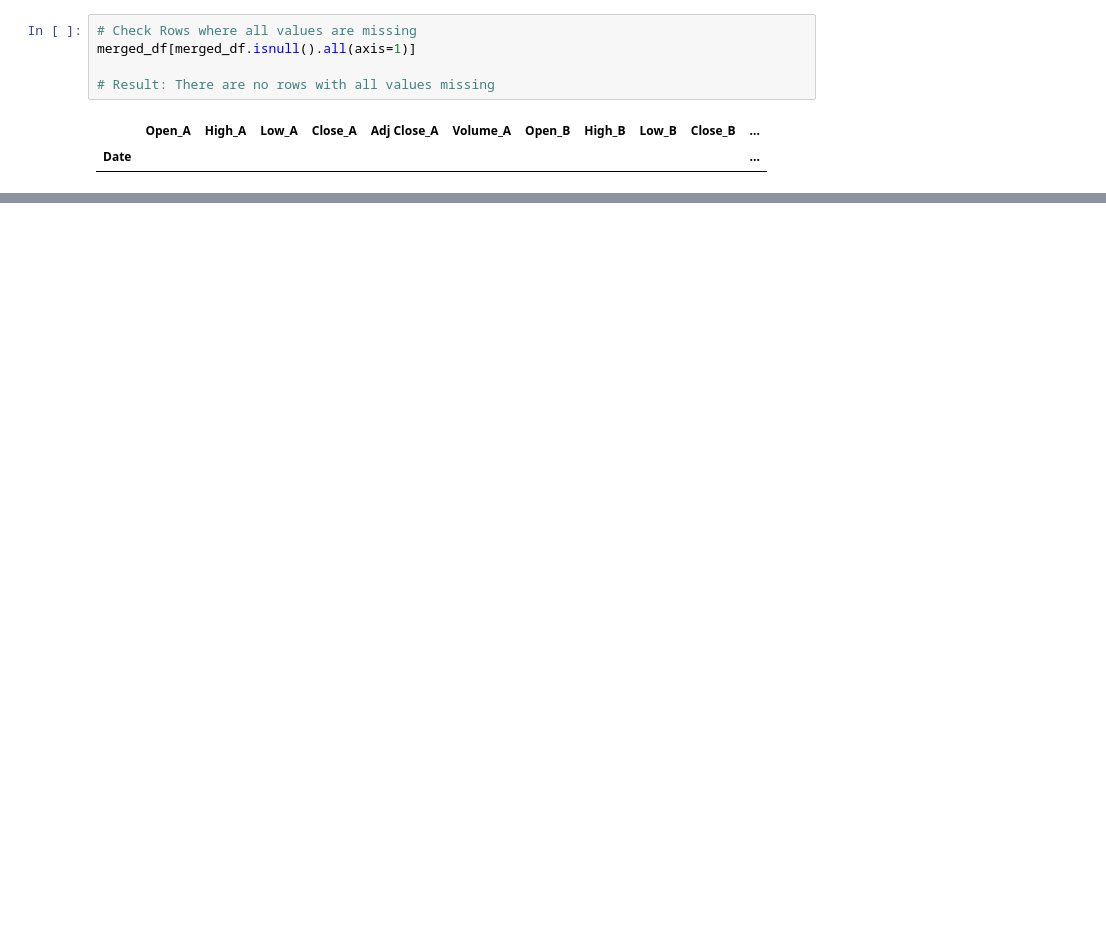
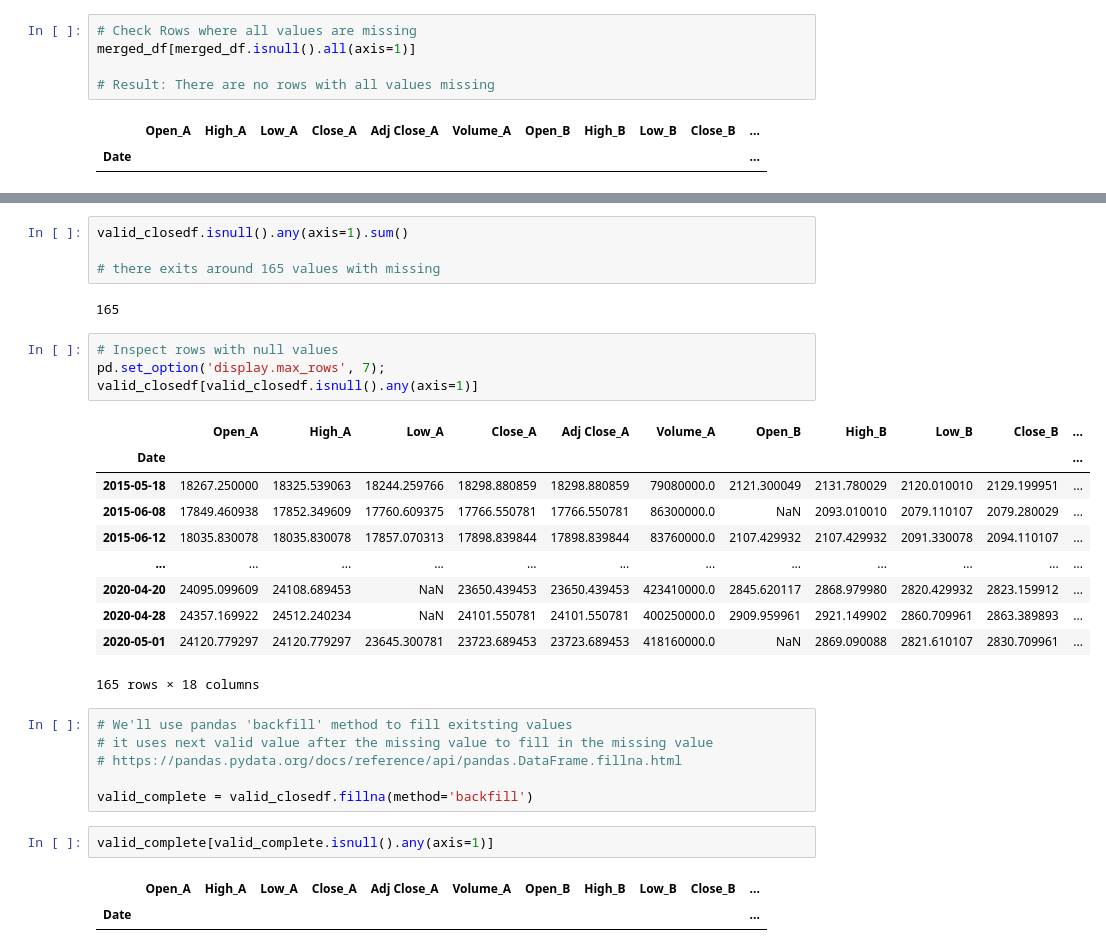
Before and after one commit to pavittarx/urk, a Jupyter notebook: 2.EDA.ipynb, the cells around one changed output, grey strips where cells are left out. Cells and saved outputs as stored; diff of their text form; blank space fills up the shorter version.

```diff
--- a/2.EDA.ipynb
+++ b/2.EDA.ipynb
@@ -82,0 +110,32 @@ merged_df[merged_df.isnull().all(axis=1)]
+# %%
+valid_closedf.isnull().any(axis=1).sum()
+
+# there exits around 165 values with missing
+# %% [output]
+165
+# %%
+# Inspect rows with null values
+pd.set_option('display.max_rows', 7);
+valid_closedf[valid_closedf.isnull().any(axis=1)]
+# %% [output]
+|  | Open_A | High_A | Low_A | Close_A | Adj Close_A | Volume_A | Open_B | High_B | Low_B | Close_B | ... |
+| Date |  |  |  |  |  |  |  |  |  |  | ... |
+| 2015-05-18 | 18267.250000 | 18325.539063 | 18244.259766 | 18298.880859 | 18298.880859 | 79080000.0 | 2121.300049 | 2131.780029 | 2120.010010 | 2129.199951 | ... |
+| 2015-06-08 | 17849.460938 | 17852.349609 | 17760.609375 | 17766.550781 | 17766.550781 | 86300000.0 | NaN | 2093.010010 | 2079.110107 | 2079.280029 | ... |
+| 2015-06-12 | 18035.830078 | 18035.830078 | 17857.070313 | 17898.839844 | 17898.839844 | 83760000.0 | 2107.429932 | 2107.429932 | 2091.330078 | 2094.110107 | ... |
+| ... | ... | ... | ... | ... | ... | ... | ... | ... | ... | ... | ... |
+| 2020-04-20 | 24095.099609 | 24108.689453 | NaN | 23650.439453 | 23650.439453 | 423410000.0 | 2845.620117 | 2868.979980 | 2820.429932 | 2823.159912 | ... |
+| 2020-04-28 | 24357.169922 | 24512.240234 | NaN | 24101.550781 | 24101.550781 | 400250000.0 | 2909.959961 | 2921.149902 | 2860.709961 | 2863.389893 | ... |
+| 2020-05-01 | 24120.779297 | 24120.779297 | 23645.300781 | 23723.689453 | 23723.689453 | 418160000.0 | NaN | 2869.090088 | 2821.610107 | 2830.709961 | ... |
+165 rows × 18 columns
+# %%
+# We'll use pandas 'backfill' method to fill exitsting values
+# it uses next valid value after the missing value to fill in the missing value
+# https://pandas.pydata.org/docs/reference/api/pandas.DataFrame.fillna.html
+
+valid_complete = valid_closedf.fillna(method='backfill')
+# %%
+valid_complete[valid_complete.isnull().any(axis=1)]
+# %% [output]
+|  | Open_A | High_A | Low_A | Close_A | Adj Close_A | Volume_A | Open_B | High_B | Low_B | Close_B | ... |
+| Date |  |  |  |  |  |  |  |  |  |  | ... |
```
Also changed, not shown: parts of 13 cells of this notebook.
